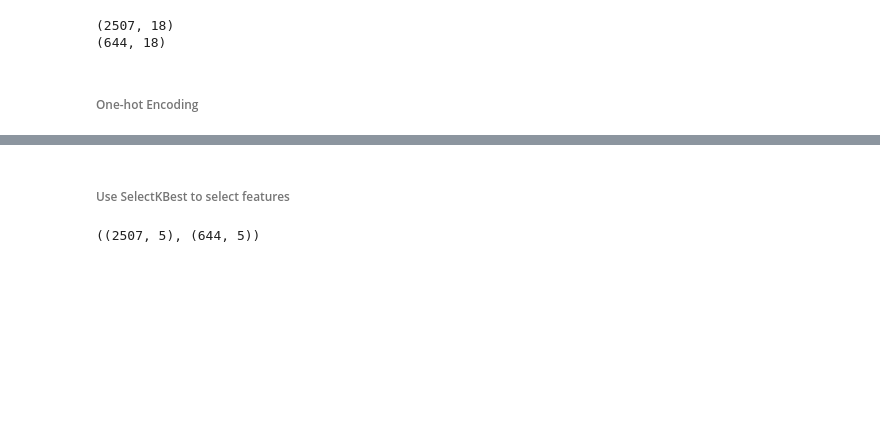
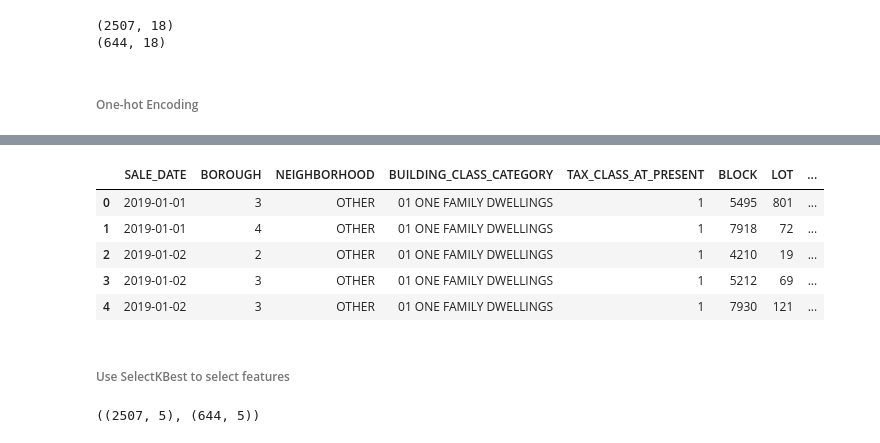
Before and after one commit to afroman32/DS-Unit-2-Linear-Models, a Jupyter notebook: module3-ridge-regression/LS_DS_213_assignment.ipynb, the cells around one changed output, grey strips where cells are left out. Saved outputs shown, nothing was run; the diff lists cells and outputs as text; code cells hidden in the pictures; blank space fills up the shorter version.

```diff
--- a/module3-ridge-regression/LS_DS_213_assignment.ipynb
+++ b/module3-ridge-regression/LS_DS_213_assignment.ipynb
@@ -233,4 +233,16 @@ train.select_dtypes(exclude = 'number').describe().T
 | LAND_SQUARE_FEET | 2507 | 887 | 4,000 | 234 |
 | BUILDING_CLASS_AT_TIME_OF_SALE | 2507 | 11 | A1 | 919 |
+# %%
+# reset index of train and test
+train.reset_index(inplace = True)
+test.reset_index(inplace = True)
+train.head()
+# %% [output]
+|  | SALE_DATE | BOROUGH | NEIGHBORHOOD | BUILDING_CLASS_CATEGORY | TAX_CLASS_AT_PRESENT | BLOCK | LOT | ... |
+| 0 | 2019-01-01 | 3 | OTHER | 01 ONE FAMILY DWELLINGS | 1 | 5495 | 801 | ... |
+| 1 | 2019-01-01 | 4 | OTHER | 01 ONE FAMILY DWELLINGS | 1 | 7918 | 72 | ... |
+| 2 | 2019-01-02 | 2 | OTHER | 01 ONE FAMILY DWELLINGS | 1 | 4210 | 19 | ... |
+| 3 | 2019-01-02 | 3 | OTHER | 01 ONE FAMILY DWELLINGS | 1 | 5212 | 69 | ... |
+| 4 | 2019-01-02 | 3 | OTHER | 01 ONE FAMILY DWELLINGS | 1 | 7930 | 121 | ... |
 # %%
 target = 'SALE_PRICE'
```
Also changed, not shown: parts of 4 cells of this notebook, 1 other file.
